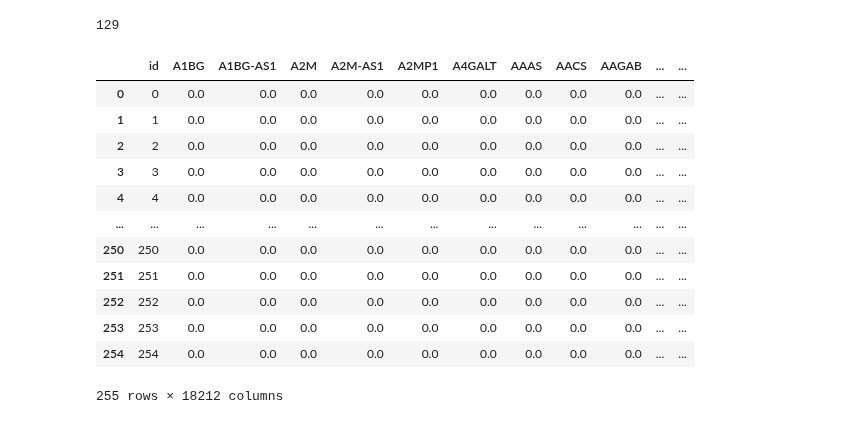
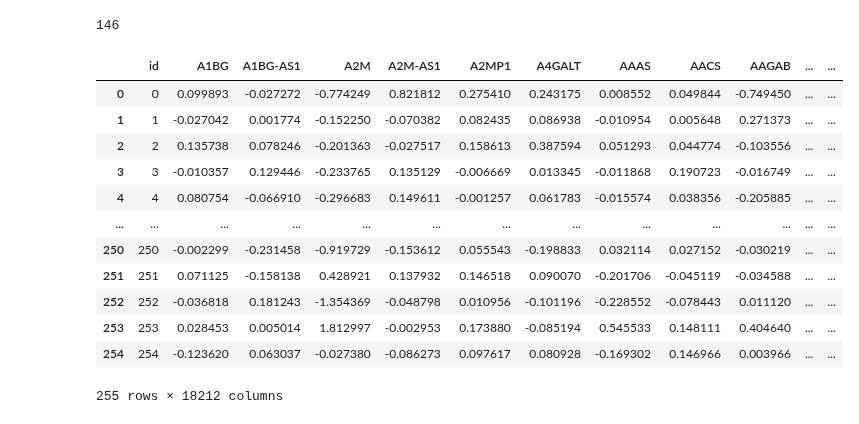
Before and after one commit to hoittoken/Python, a Jupyter notebook: Py/Projects/project_kaggle_single_cell/SCP_project.ipynb, the cells around one changed output. Drawn from its saved outputs; the diff is of its cells as text; code cells hidden in the pictures.

```diff
--- a/Py/Projects/project_kaggle_single_cell/SCP_project.ipynb
+++ b/Py/Projects/project_kaggle_single_cell/SCP_project.ipynb
@@ -39,21 +37,4 @@ id_map
 # %%
-len(id_map['sm_name'].unique())
+len(y.unique())
 # %% [output]
-129
+146
-# %%
-sample_submission = pd.read_csv("C:\Личные документы\data\single_cell\sample_submission.csv.zip")
-sample_submission
-# %% [output]
-|  | id | A1BG | A1BG-AS1 | A2M | A2M-AS1 | A2MP1 | A4GALT | AAAS | AACS | AAGAB | ... | ... |
-| 0 | 0 | 0.0 | 0.0 | 0.0 | 0.0 | 0.0 | 0.0 | 0.0 | 0.0 | 0.0 | ... | ... |
-| 1 | 1 | 0.0 | 0.0 | 0.0 | 0.0 | 0.0 | 0.0 | 0.0 | 0.0 | 0.0 | ... | ... |
-| 2 | 2 | 0.0 | 0.0 | 0.0 | 0.0 | 0.0 | 0.0 | 0.0 | 0.0 | 0.0 | ... | ... |
-| 3 | 3 | 0.0 | 0.0 | 0.0 | 0.0 | 0.0 | 0.0 | 0.0 | 0.0 | 0.0 | ... | ... |
-| 4 | 4 | 0.0 | 0.0 | 0.0 | 0.0 | 0.0 | 0.0 | 0.0 | 0.0 | 0.0 | ... | ... |
-| ... | ... | ... | ... | ... | ... | ... | ... | ... | ... | ... | ... | ... |
-| 250 | 250 | 0.0 | 0.0 | 0.0 | 0.0 | 0.0 | 0.0 | 0.0 | 0.0 | 0.0 | ... | ... |
-| 251 | 251 | 0.0 | 0.0 | 0.0 | 0.0 | 0.0 | 0.0 | 0.0 | 0.0 | 0.0 | ... | ... |
-| 252 | 252 | 0.0 | 0.0 | 0.0 | 0.0 | 0.0 | 0.0 | 0.0 | 0.0 | 0.0 | ... | ... |
-| 253 | 253 | 0.0 | 0.0 | 0.0 | 0.0 | 0.0 | 0.0 | 0.0 | 0.0 | 0.0 | ... | ... |
-| 254 | 254 | 0.0 | 0.0 | 0.0 | 0.0 | 0.0 | 0.0 | 0.0 | 0.0 | 0.0 | ... | ... |
-255 rows × 18212 columns
@@ -59,0 +101,16 @@ sample_submission
+# %%
+pd.read_csv('submission.csv')
+# %% [output]
+|  | id | A1BG | A1BG-AS1 | A2M | A2M-AS1 | A2MP1 | A4GALT | AAAS | AACS | AAGAB | ... | ... |
+| 0 | 0 | 0.099893 | -0.027272 | -0.774249 | 0.821812 | 0.275410 | 0.243175 | 0.008552 | 0.049844 | -0.749450 | ... | ... |
+| 1 | 1 | -0.027042 | 0.001774 | -0.152250 | -0.070382 | 0.082435 | 0.086938 | -0.010954 | 0.005648 | 0.271373 | ... | ... |
+| 2 | 2 | 0.135738 | 0.078246 | -0.201363 | -0.027517 | 0.158613 | 0.387594 | 0.051293 | 0.044774 | -0.103556 | ... | ... |
+| 3 | 3 | -0.010357 | 0.129446 | -0.233765 | 0.135129 | -0.006669 | 0.013345 | -0.011868 | 0.190723 | -0.016749 | ... | ... |
+| 4 | 4 | 0.080754 | -0.066910 | -0.296683 | 0.149611 | -0.001257 | 0.061783 | -0.015574 | 0.038356 | -0.205885 | ... | ... |
+| ... | ... | ... | ... | ... | ... | ... | ... | ... | ... | ... | ... | ... |
+| 250 | 250 | -0.002299 | -0.231458 | -0.919729 | -0.153612 | 0.055543 | -0.198833 | 0.032114 | 0.027152 | -0.030219 | ... | ... |
+| 251 | 251 | 0.071125 | -0.158138 | 0.428921 | 0.137932 | 0.146518 | 0.090070 | -0.201706 | -0.045119 | -0.034588 | ... | ... |
+| 252 | 252 | -0.036818 | 0.181243 | -1.354369 | -0.048798 | 0.010956 | -0.101196 | -0.228552 | -0.078443 | 0.011120 | ... | ... |
+| 253 | 253 | 0.028453 | 0.005014 | 1.812997 | -0.002953 | 0.173880 | -0.085194 | 0.545533 | 0.148111 | 0.404640 | ... | ... |
+| 254 | 254 | -0.123620 | 0.063037 | -0.027380 | -0.086273 | 0.097617 | 0.080928 | -0.169302 | 0.146966 | 0.003966 | ... | ... |
+255 rows × 18212 columns
```
Also changed, not shown: parts of 19 cells of this notebook, 9 other files.
